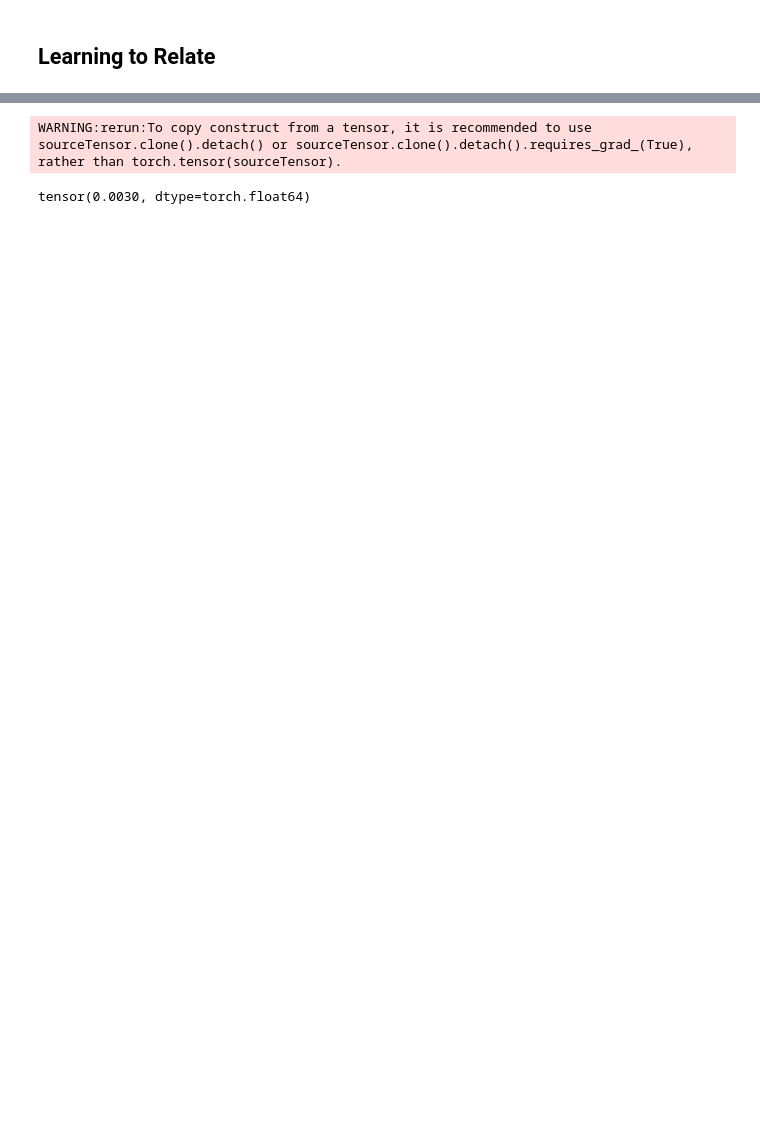
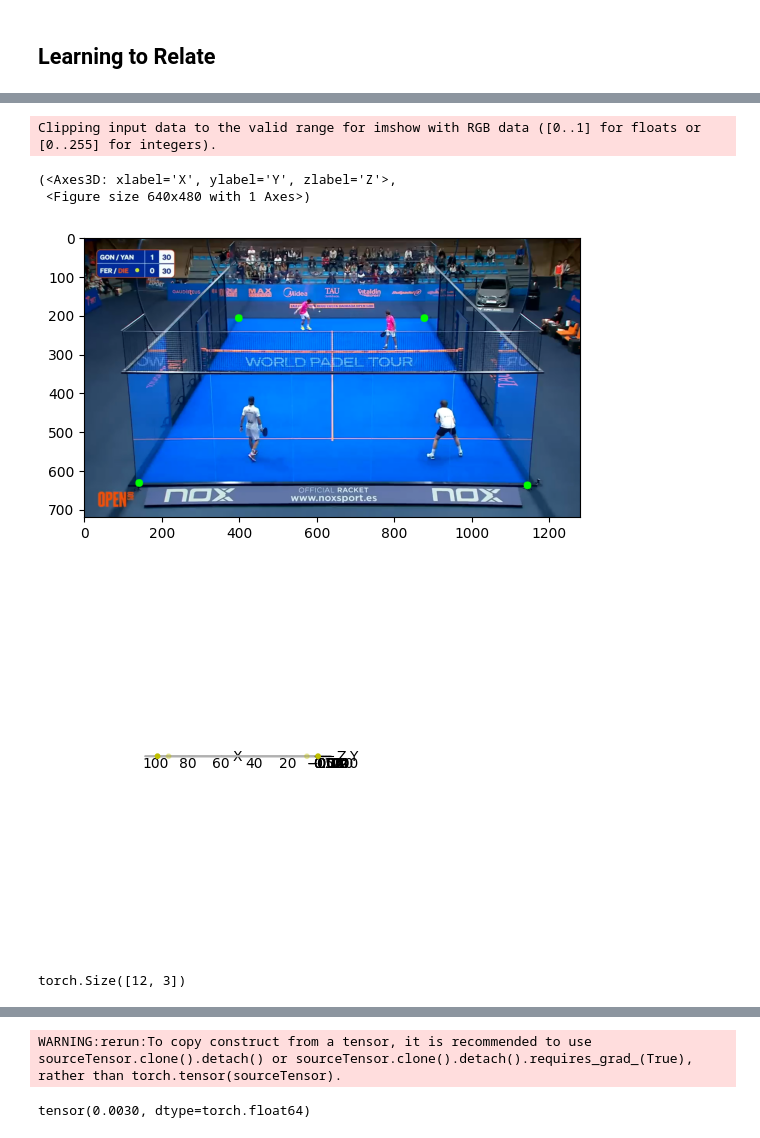
Before and after one commit to BenjaminDev/courtvision, a Jupyter notebook: notebooks/OptGeometry.ipynb, the cells around one changed output, grey strips where cells are left out. Drawn from its saved outputs; the diff is of its cells as text; code cells hidden in the pictures; blank space fills up the shorter version.

```diff
--- a/notebooks/OptGeometry.ipynb
+++ b/notebooks/OptGeometry.ipynb
@@ -157 +160,80 @@ corners_world_3d_pose
+# %%
+def move_rhs_coordinates(vec):
+    tmp = vec.clone()
+    return tmp
+    #  X -> X
+    vec[:, 0] = tmp[:, 0]
+    #  Y -> -Z
+    vec[:, 1] = -tmp[:, 2]
+    #  Z -> Y
+    vec[:, 2] = tmp[:, 1]
+    return vec
+
+
+image_size = (1280, 720)
+world_points_calib = torch.tensor(
+    convert_corners_to_coords(corners_world_3d_calib), dtype=torch.float64
+)
+
+world_points_pose = move_rhs_coordinates(
+    torch.tensor(convert_corners_to_coords(corners_world_3d_pose), dtype=torch.float64)
+)
+
+
+world_points_pose_all = move_rhs_coordinates(
+    torch.tensor(
+        convert_corners_to_coords(corners_world_3d_pose_all), dtype=torch.float64
+    )
+)
+# converto from left handed to right handed coordinate system
+#  X -> to the right. Y -> downwards  Z -> forward
+
+# world_points_calib[:,0], world_points_calib[:,1], world_points_calib[:,2] = world_points_calib[:,0], -world_points_calib[:,2], world_points_calib[:,1]
+
+# world_points_pose[:,0], world_points_pose[:,1], world_points_pose[:,2] = world_points_pose[:,0], -world_points_pose[:,2], world_points_pose[:,1]
+
+# world_points_pose_all[:,0], world_points_pose_all[:,1], world_points_pose_all[:,2] = world_points_pose_all[:,0], -world_points_pose_all[:,2], world_points_pose_all[:,1]
+
+
+image_points_calib = torch.tensor(
+    denormalize_points(
+        corners_image_n_calib, width=image_size[0], height=image_size[1]
+    ),
+    dtype=torch.float64,
+)
+image_points_pose = torch.tensor(
+    denormalize_points(corners_image_n_pose, width=image_size[0], height=image_size[1]),
+    dtype=torch.float64,
+)
+
+image_before = (
+    load_timg(
+        "/Users/benjamindecharmoy/projects/courtvision/data/frames/curated_001/curated_001_frame_0001.png"
+    )
+    .squeeze(0)
+    .permute(1, 2, 0)
+    .numpy()
+)
+draw_points(
+    image=image_before,
+    points=image_points_pose,
+)
+plt.imshow(image_before)
+plot_3d_points(
+    x=world_points_pose[:, 0].numpy(),
+    y=world_points_pose[:, 1].numpy(),
+    z=world_points_pose[:, 2].numpy(),
+    view_init=(0, 90, 0)
+    # labels=list(corners_world_3d.keys())
+)
+# %% [output]
+Clipping input data to the valid range for imshow with RGB data ([0..1] for floats or [0..255] for integers).
+(<Axes3D: xlabel='X', ylabel='Y', zlabel='Z'>,
+ <Figure size 640x480 with 1 Axes>)
+[figure, added]
+[figure, added]
+# %%
+world_points_calib.shape
+# %% [output]
+torch.Size([12, 3])
 # %%
```
Also changed, not shown: parts of 11 cells of this notebook, 5 other files.
